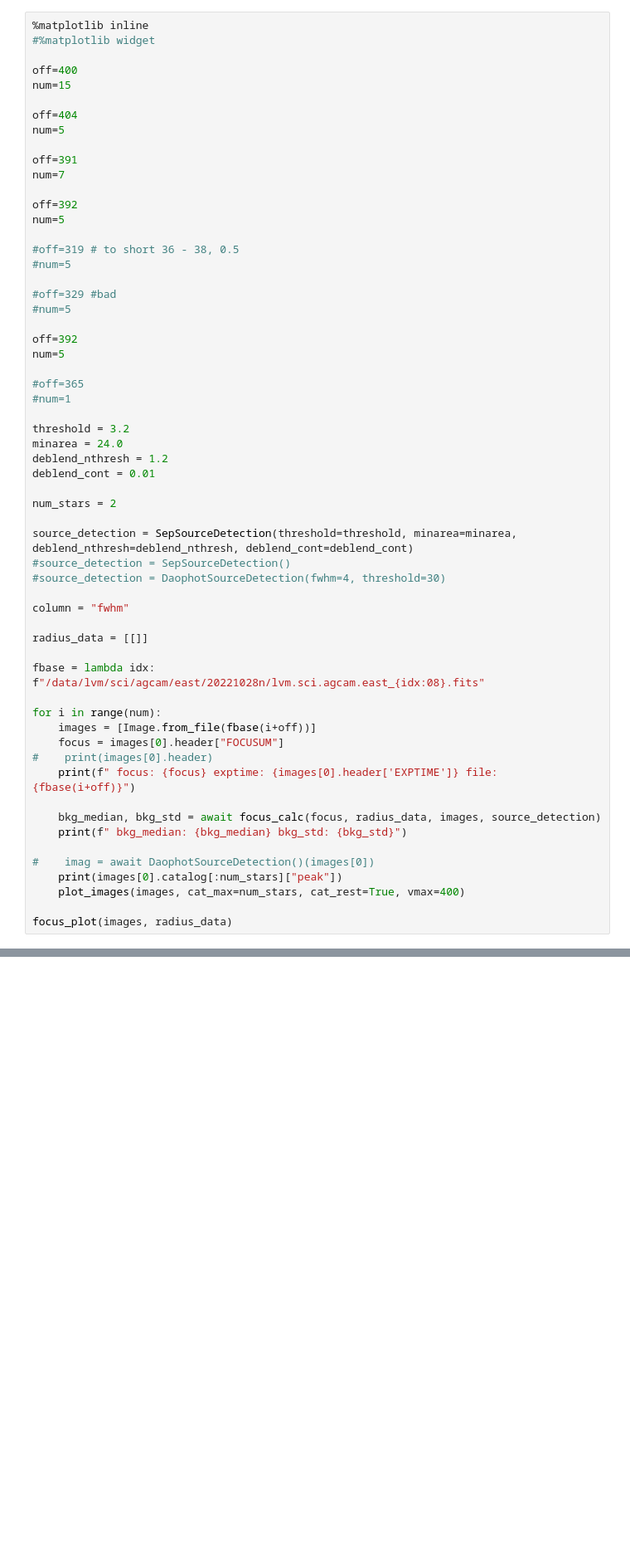
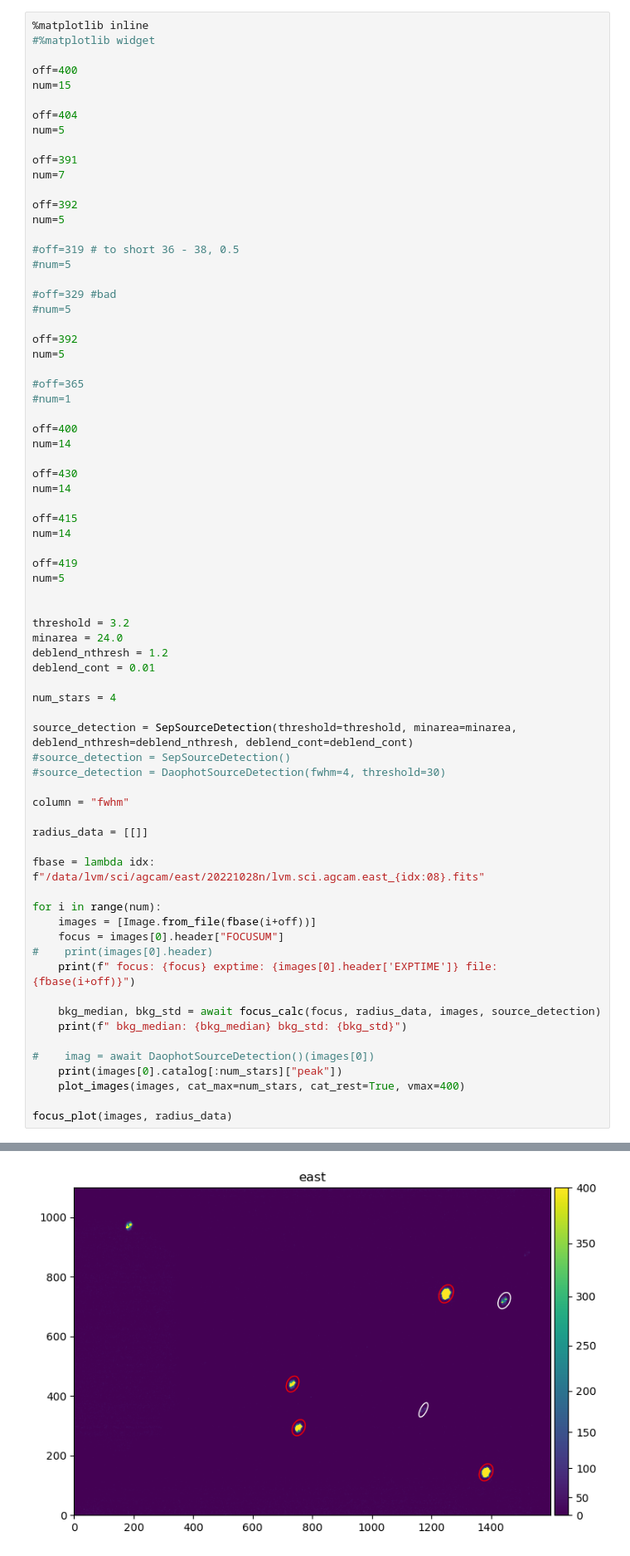
Before and after one commit to sdss/lvmstack, a Jupyter notebook: config/jupyter/focus_test.ipynb, the cells around one changed output, grey strips where cells are left out. Shown at 83% size. Drawn from its saved outputs; the diff is of its cells as text; blank space fills up the shorter version.

```diff
--- a/config/jupyter/focus_test.ipynb
+++ b/config/jupyter/focus_test.ipynb
@@ -104,12 +104,25 @@ num=5
 #off=365
 #num=1
 
+off=400
+num=14
+
+off=430
+num=14
+
+off=415
+num=14
+
+off=419
+num=5
+
+
 threshold = 3.2
 minarea = 24.0
 deblend_nthresh = 1.2
 deblend_cont = 0.01
 
-num_stars = 2
+num_stars = 4
 
 source_detection = SepSourceDetection(threshold=threshold, minarea=minarea, deblend_nthresh=deblend_nthresh, deblend_cont=deblend_cont)
 #source_detection = SepSourceDetection()
@@ -135,3 +148,4 @@ for i in range(num):
     plot_images(images, cat_max=num_stars, cat_rest=True, vmax=400)
 
 focus_plot(images, radius_data)
+# %% [output]
@@ -137,0 +160 @@ focus_plot(images, radius_data)
+[figure, added]
```
Also changed, not shown: parts of 1 cell of this notebook, 1 other file.
